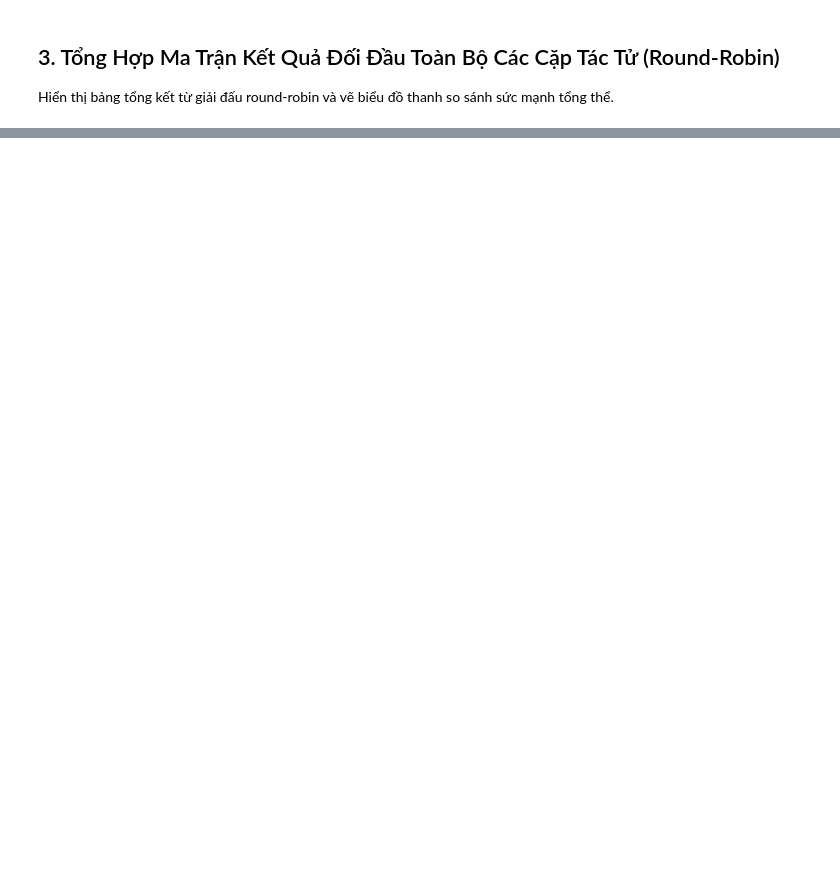
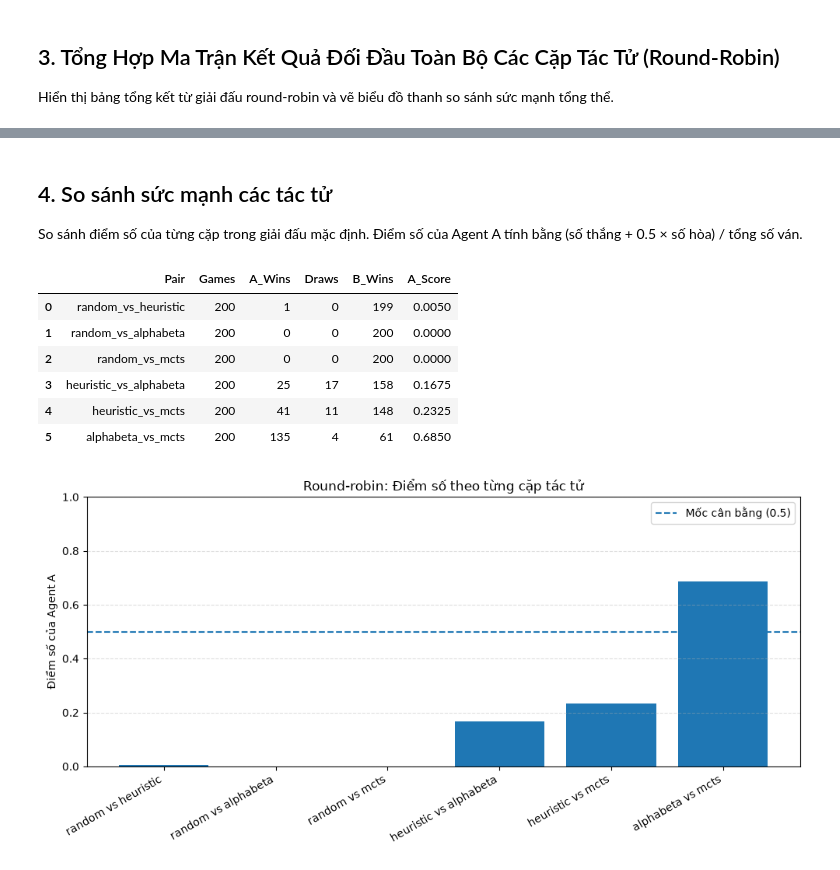
Before and after one commit to BMT0306/ConnectFour_7X6_AdvanceAi_ThayTai_Nhom13, a Jupyter notebook: notebooks/01_tournament_analysis.ipynb, the cells around one changed output, grey strips where cells are left out. Saved outputs shown, nothing was run; the diff lists cells and outputs as text; code cells hidden in the pictures; blank space fills up the shorter version.

```diff
--- a/notebooks/01_tournament_analysis.ipynb
+++ b/notebooks/01_tournament_analysis.ipynb
@@ -83,0 +117,30 @@ else:
+# %% [markdown]
+## 4. So sánh sức mạnh các tác tử
+So sánh điểm số của từng cặp trong giải đấu mặc định. Điểm số của Agent A tính bằng (số thắng + 0.5 × số hòa) / tổng số ván.
+# %%
+summary_file = TABLES_DIR / "round_robin_default_summary.csv"
+df_t = pd.read_csv(summary_file)
+display(df_t[["Pair", "Games", "A_Wins", "Draws", "B_Wins", "A_Score"]])
+
+plt.figure(figsize=(10, 5))
+labels = df_t["Pair"].str.replace("_vs_", " vs ", regex=False)
+plt.bar(labels, df_t["A_Score"])
+plt.axhline(0.5, linestyle="--", label="Mốc cân bằng (0.5)")
+plt.ylim(0, 1)
+plt.ylabel("Điểm số của Agent A")
+plt.title("Round-robin: Điểm số theo từng cặp tác tử")
+plt.xticks(rotation=30, ha="right")
+plt.grid(axis="y", linestyle="--", alpha=0.4)
+plt.legend()
+plt.tight_layout()
+plt.savefig(FIGURES_DIR / "round_robin_scores.png", dpi=300)
+plt.show()
+# %% [output]
+|  | Pair | Games | A_Wins | Draws | B_Wins | A_Score |
+| 0 | random_vs_heuristic | 200 | 1 | 0 | 199 | 0.0050 |
+| 1 | random_vs_alphabeta | 200 | 0 | 0 | 200 | 0.0000 |
+| 2 | random_vs_mcts | 200 | 0 | 0 | 200 | 0.0000 |
+| 3 | heuristic_vs_alphabeta | 200 | 25 | 17 | 158 | 0.1675 |
+| 4 | heuristic_vs_mcts | 200 | 41 | 11 | 148 | 0.2325 |
+| 5 | alphabeta_vs_mcts | 200 | 135 | 4 | 61 | 0.6850 |
+[figure, added]
```
Also changed, not shown: parts of 7 cells of this notebook, 4 other files.
